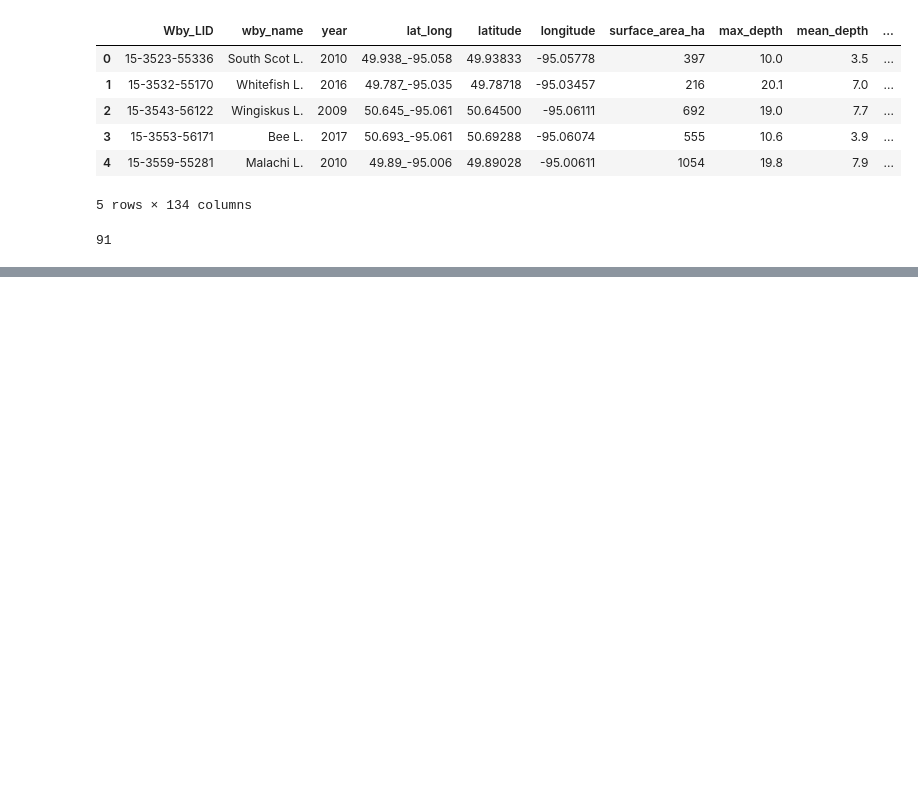
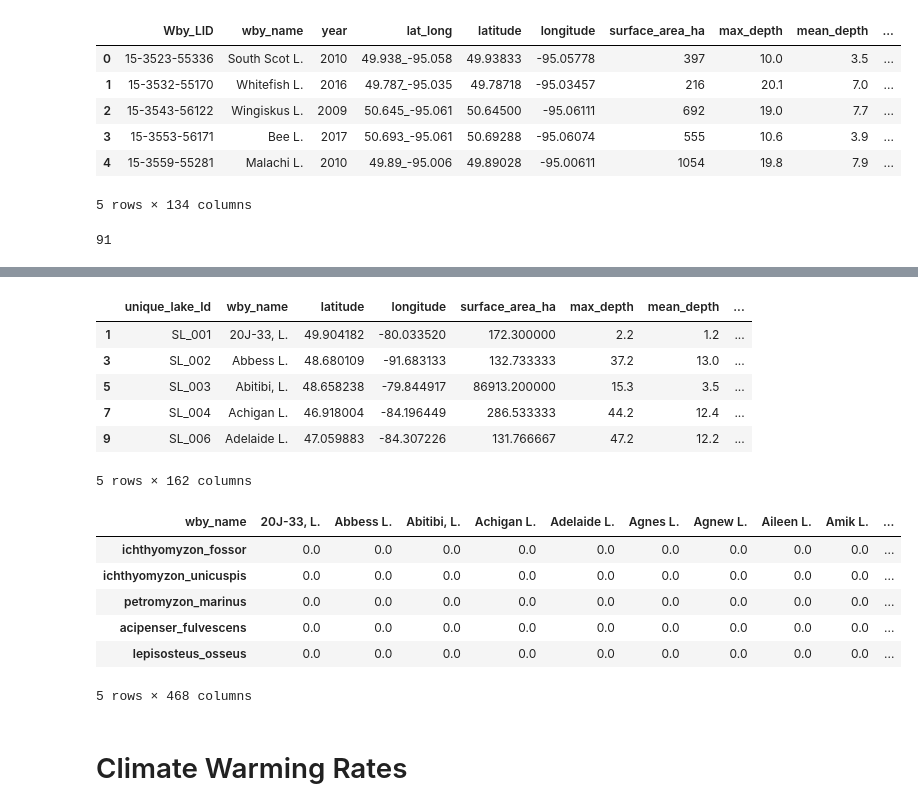
Before and after one commit to arshadimrit/Fish_community, a Jupyter notebook: Fish_range_shifts.ipynb, the cells around one changed output, grey strips where cells are left out. Saved outputs shown, nothing was run; the diff lists cells and outputs as text; code cells hidden in the pictures; blank space fills up the shorter version.

```diff
--- a/Fish_range_shifts.ipynb
+++ b/Fish_range_shifts.ipynb
@@ -285,0 +380,3 @@ for species in progress_bar:
+# %%
+df_first_last = pd.read_csv('/mnt/c/Users/imrit/Downloads/Sharma_fish_project/Analysis/Range_shifts/Ontario/Data/Extras/first_last_common_lakes.csv')
+df_first_last.head()
@@ -285,0 +391,51 @@ for species in progress_bar:
+# %%
+unique_lake_codes = df_first_last['unique_lake_Id'].unique()
+
+species = df_first_last.columns[9:]
+
+gains_losses = []
+
+progress_bar =  tqdm(unique_lake_codes)
+
+for lakecode in progress_bar:
+    progress_bar.set_description("Processing %s" % lakecode)
+    df_lake = df_first_last.loc[df_first_last['unique_lake_Id'] == lakecode].sort_values(by=['unique_lake_Id', 'year'])
+    df_lake.drop(columns=['dataset', 'year'], inplace=True)
+    temp_df = df_lake[df_lake.columns[:7]][-1:]
+
+    for specie in species:
+        ahi_specie = df_lake.iloc[0][specie] # ahi
+        bsm_specie = df_lake.iloc[1][specie] # bsm
+        temp_df[specie] = bsm_specie - ahi_specie
+
+    gains_losses.append(temp_df)
+# %%
+analysis_file_path = '/mnt/c/Users/imrit/Downloads/Sharma_fish_project/Analysis/Range_shifts/Ontario/'
+
+df_gains_losses = pd.concat(gains_losses)
+display(df_gains_losses.head())
+
+df_gains_losses.to_csv(f'{analysis_file_path}gains_losses_lake_focused_bsm_only_{today_date}.csv', index=False)
+
+transposed_df_gains_losses = df_gains_losses.drop(columns=['unique_lake_Id', 'latitude', 'longitude', 'surface_area_ha',
+                                                           'max_depth', 'mean_depth']).set_index('wby_name').T
+display(transposed_df_gains_losses.head())
+
+transposed_df_gains_losses.to_csv(f'{analysis_file_path}gains_losses_species_focused_bsm_only_{today_date}.csv', index=False)
+# %% [output]
+|  | unique_lake_Id | wby_name | latitude | longitude | surface_area_ha | max_depth | mean_depth | ... |
+| 1 | SL_001 | 20J-33, L. | 49.904182 | -80.033520 | 172.300000 | 2.2 | 1.2 | ... |
+| 3 | SL_002 | Abbess L. | 48.680109 | -91.683133 | 132.733333 | 37.2 | 13.0 | ... |
+| 5 | SL_003 | Abitibi, L. | 48.658238 | -79.844917 | 86913.200000 | 15.3 | 3.5 | ... |
+| 7 | SL_004 | Achigan L. | 46.918004 | -84.196449 | 286.533333 | 44.2 | 12.4 | ... |
+| 9 | SL_006 | Adelaide L. | 47.059883 | -84.307226 | 131.766667 | 47.2 | 12.2 | ... |
+5 rows × 162 columns
+| wby_name | 20J-33, L. | Abbess L. | Abitibi, L. | Achigan L. | Adelaide L. | Agnes L. | Agnew L. | Aileen L. | Amik L. | ... |
+| ichthyomyzon_fossor | 0.0 | 0.0 | 0.0 | 0.0 | 0.0 | 0.0 | 0.0 | 0.0 | 0.0 | ... |
+| ichthyomyzon_unicuspis | 0.0 | 0.0 | 0.0 | 0.0 | 0.0 | 0.0 | 0.0 | 0.0 | 0.0 | ... |
+| petromyzon_marinus | 0.0 | 0.0 | 0.0 | 0.0 | 0.0 | 0.0 | 0.0 | 0.0 | 0.0 | ... |
+| acipenser_fulvescens | 0.0 | 0.0 | 0.0 | 0.0 | 0.0 | 0.0 | 0.0 | 0.0 | 0.0 | ... |
+| lepisosteus_osseus | 0.0 | 0.0 | 0.0 | 0.0 | 0.0 | 0.0 | 0.0 | 0.0 | 0.0 | ... |
+5 rows × 468 columns
+# %% [markdown]
+# Climate Warming Rates
```
Also changed, not shown: parts of 16 cells of this notebook, 4 other files.
